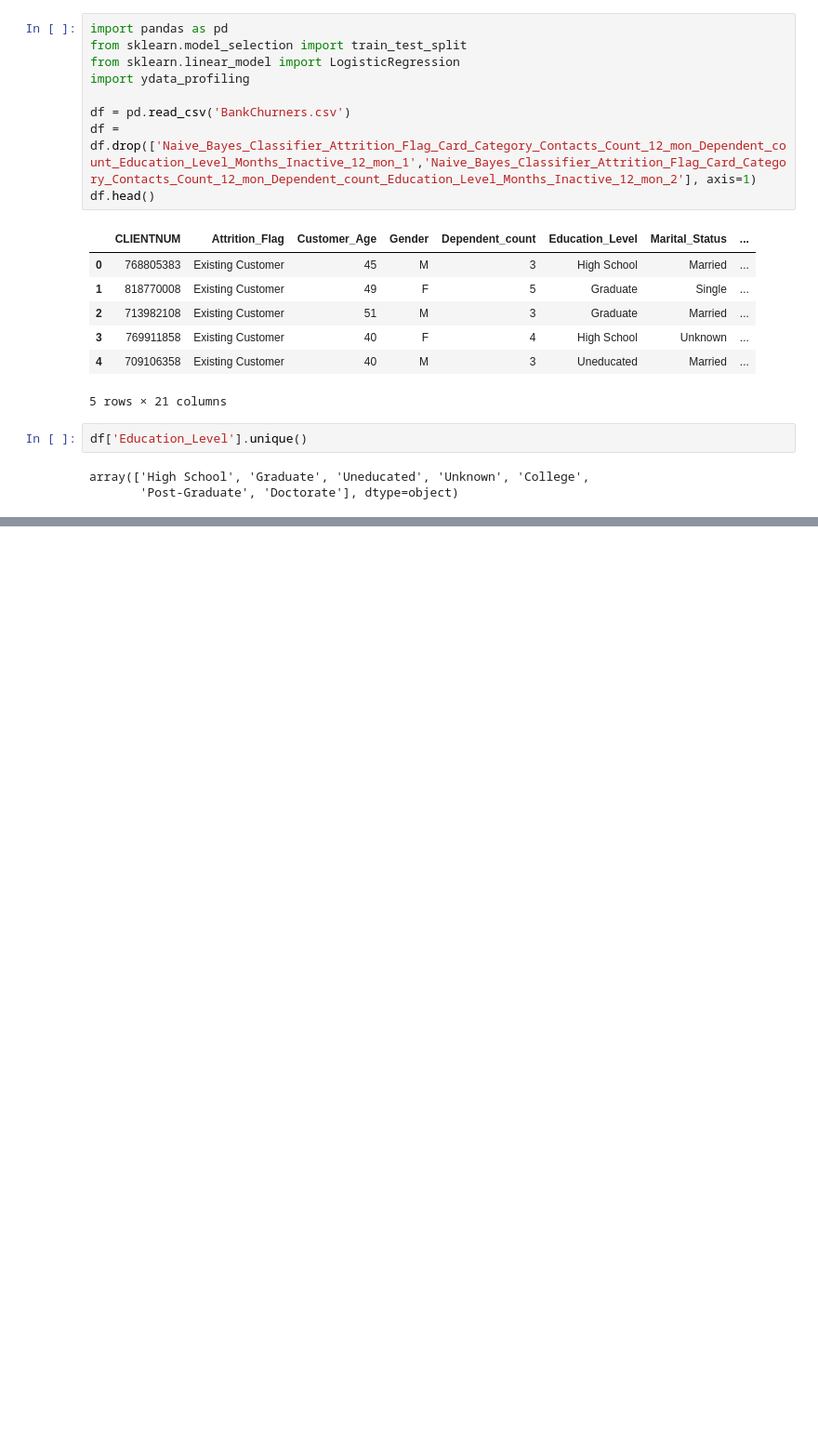
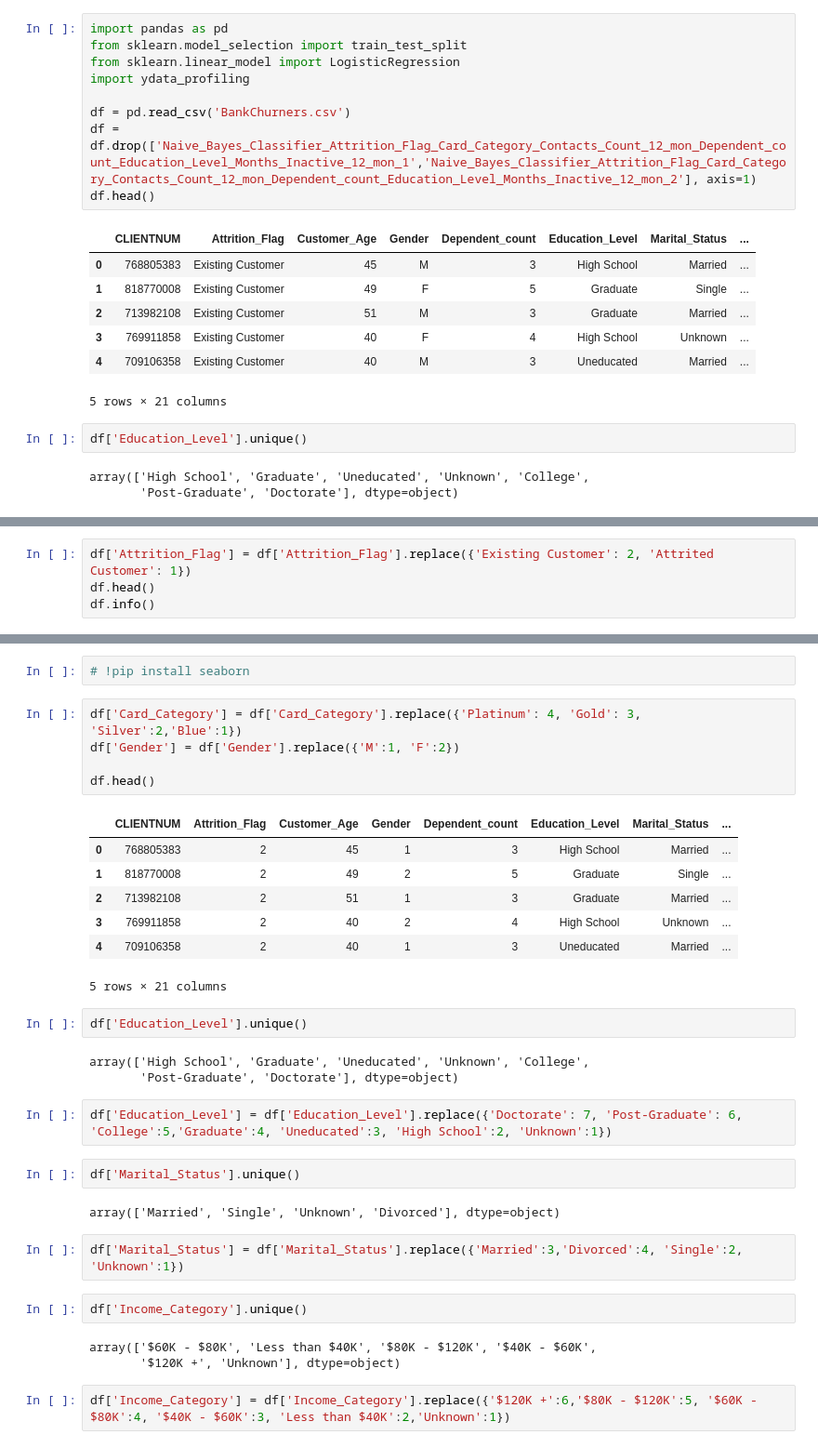
Before and after one commit to Lidit/SeSAC, a Jupyter notebook: pycharm_project/1028/test001.ipynb, the cells around one changed output, grey strips where cells are left out. Shown at 93% size. Drawn from its saved outputs; the diff is of its cells as text; blank space fills up the shorter version.

```diff
--- a/pycharm_project/1028/test001.ipynb
+++ b/pycharm_project/1028/test001.ipynb
@@ -75,0 +40,4 @@ Name: Customer_Age, Length: 10127, dtype: int64
+# %%
+df['Attrition_Flag'] = df['Attrition_Flag'].replace({'Existing Customer': 2, 'Attrited Customer': 1})
+df.head()
+df.info()
@@ -75,0 +145,35 @@ Name: Customer_Age, Length: 10127, dtype: int64
+# %%
+# !pip install seaborn
+# %%
+df['Card_Category'] = df['Card_Category'].replace({'Platinum': 4, 'Gold': 3, 'Silver':2,'Blue':1})
+df['Gender'] = df['Gender'].replace({'M':1, 'F':2})
+
+df.head()
+# %% [output]
+|  | CLIENTNUM | Attrition_Flag | Customer_Age | Gender | Dependent_count | Education_Level | Marital_Status | ... |
+| 0 | 768805383 | 2 | 45 | 1 | 3 | High School | Married | ... |
+| 1 | 818770008 | 2 | 49 | 2 | 5 | Graduate | Single | ... |
+| 2 | 713982108 | 2 | 51 | 1 | 3 | Graduate | Married | ... |
+| 3 | 769911858 | 2 | 40 | 2 | 4 | High School | Unknown | ... |
+| 4 | 709106358 | 2 | 40 | 1 | 3 | Uneducated | Married | ... |
+5 rows × 21 columns
+# %%
+df['Education_Level'].unique()
+# %% [output]
+array(['High School', 'Graduate', 'Uneducated', 'Unknown', 'College',
+       'Post-Graduate', 'Doctorate'], dtype=object)
+# %%
+df['Education_Level'] = df['Education_Level'].replace({'Doctorate': 7, 'Post-Graduate': 6, 'College':5,'Graduate':4, 'Uneducated':3, 'High School':2, 'Unknown':1})
+# %%
+df['Marital_Status'].unique()
+# %% [output]
+array(['Married', 'Single', 'Unknown', 'Divorced'], dtype=object)
+# %%
+df['Marital_Status'] = df['Marital_Status'].replace({'Married':3,'Divorced':4, 'Single':2, 'Unknown':1})
+# %%
+df['Income_Category'].unique()
+# %% [output]
+array(['$60K - $80K', 'Less than $40K', '$80K - $120K', '$40K - $60K',
+       '$120K +', 'Unknown'], dtype=object)
+# %%
+df['Income_Category'] = df['Income_Category'].replace({'$120K +':6,'$80K - $120K':5, '$60K - $80K':4, '$40K - $60K':3, 'Less than $40K':2,'Unknown':1})
```
Also changed, not shown: parts of 17 cells of this notebook, 5 other files.
